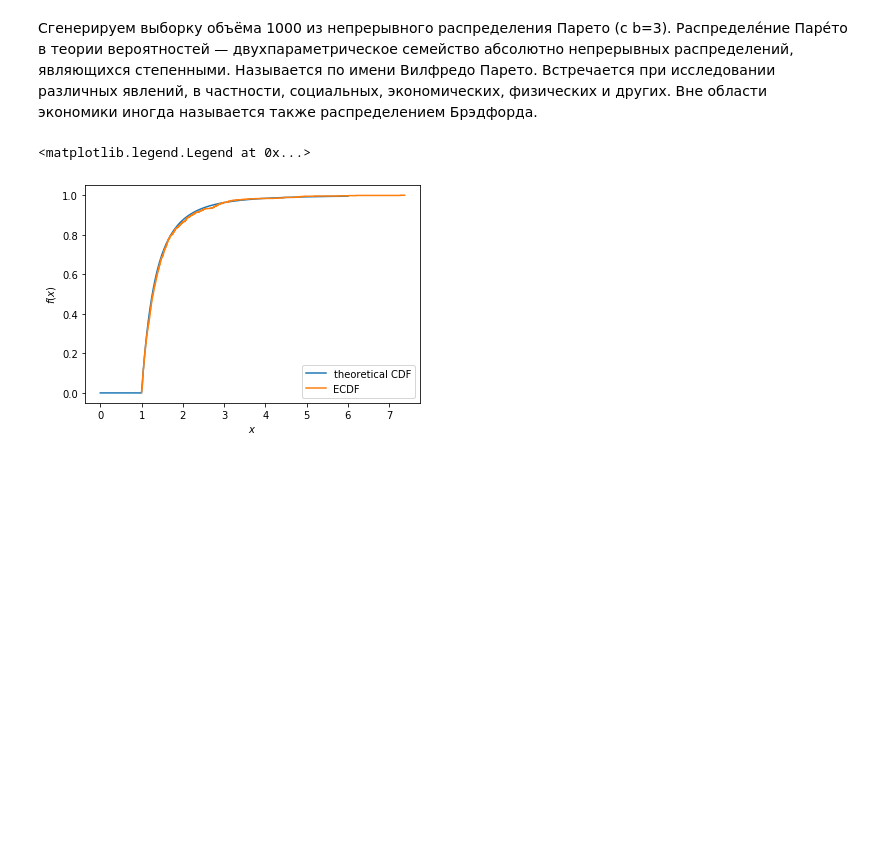
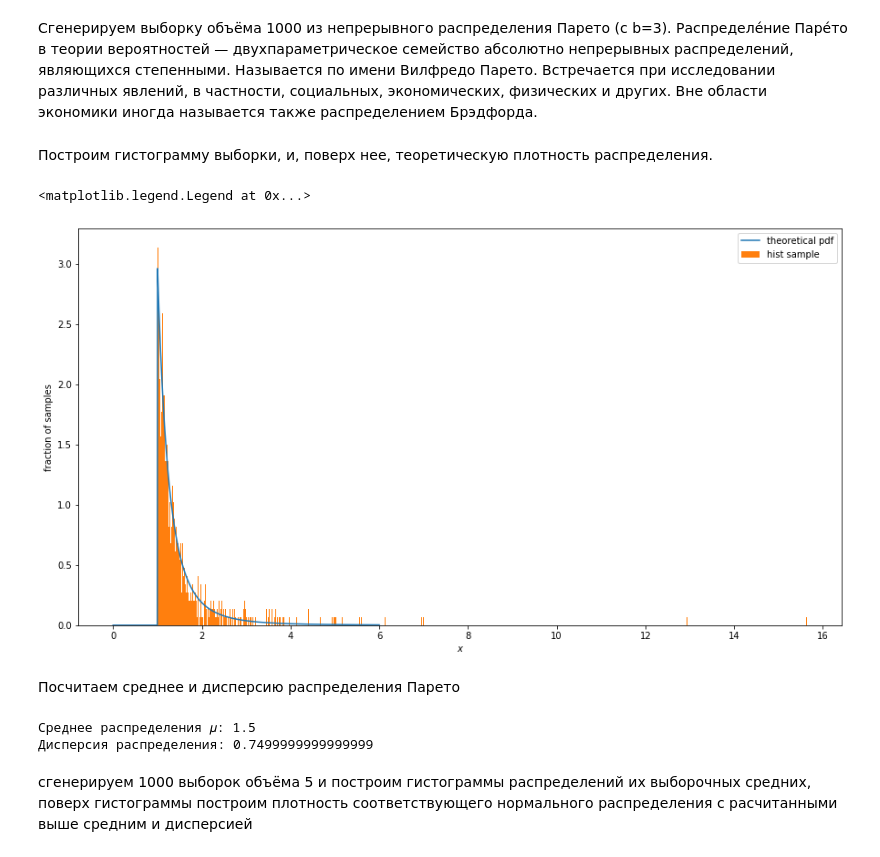
Before and after one commit to 0708pasha/ML_YANDEX, a Jupyter notebook: 1 course/4_week/ДЗ/task1.ipynb, the cells around one changed output. Saved outputs shown, nothing was run; the diff lists cells and outputs as text; code cells hidden in the pictures; blank space fills up the shorter version.

```diff
--- a/1 course/4_week/ДЗ/task1.ipynb
+++ b/1 course/4_week/ДЗ/task1.ipynb
@@ -15,19 +15,31 @@ warnings.simplefilter('ignore')
 b = 3
 pareto = sts.pareto(b)
 sample = pareto.rvs(1000)
+# %% [markdown]
+Построим гистограмму выборки, и, поверх нее, теоретическую плотность распределения.
 # %%
 x = np.linspace(0,6, 1000)
-cdf = pareto.cdf(x)
-plt.plot(x, cdf,label='theoretical CDF')
-# для построения ECDF используем библиотеку statsmodels
-from statsmodels.distributions.empirical_distribution import ECDF
-par_ecdf = ECDF(sample)
-plt.step(par_ecdf.x, par_ecdf.y, label='ECDF')
+pdf = pareto.pdf(x)
+plt.figure(figsize=(15, 8))
+plt.plot(x, pdf, label='theoretical pdf')
+plt.hist(sample, normed=True, bins = 1000, label = 'hist sample')
 
-plt.ylabel('$f(x)$')
+plt.ylabel('fraction of samples')
 plt.xlabel('$x$')
-plt.legend(loc='lower right')
+plt.legend(loc='upper right')
 # %% [output]
 <matplotlib.legend.Legend at 0x...>
-[figure, old version]
+[figure, new version]
+# %% [markdown]
+Посчитаем среднее и дисперсию распределения Парето
+# %%
+meanp = pareto.mean()
+disp = pareto.std()**2
+print('Среднее распределения 𝜇:', meanp, '\n'
+      'Дисперсия распределения:', disp)
+# %% [output]
+Среднее распределения 𝜇: 1.5
+Дисперсия распределения: 0.7499999999999999
+# %% [markdown]
+ сгенерируем 1000 выборок объёма 5 и построим гистограммы распределений их выборочных средних, поверх гистограммы построим плотность соответствующего нормального распределения с расчитанными выше средним и дисперсией
 # %%
```
Also changed, not shown: parts of 7 cells of this notebook.
